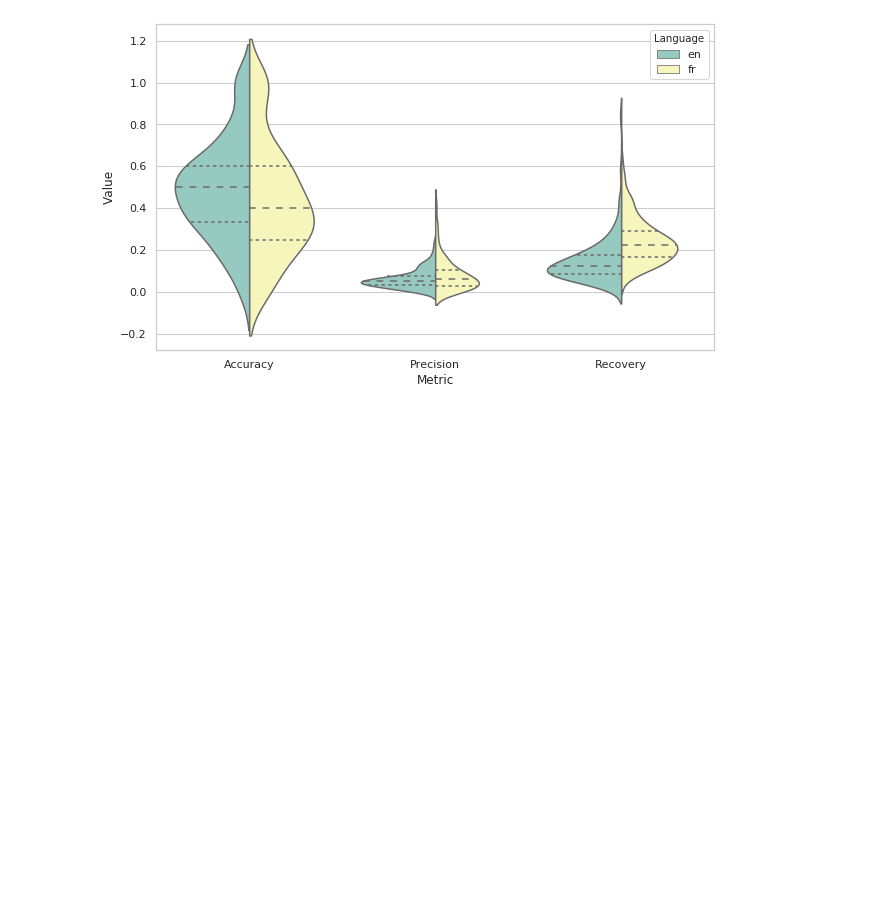
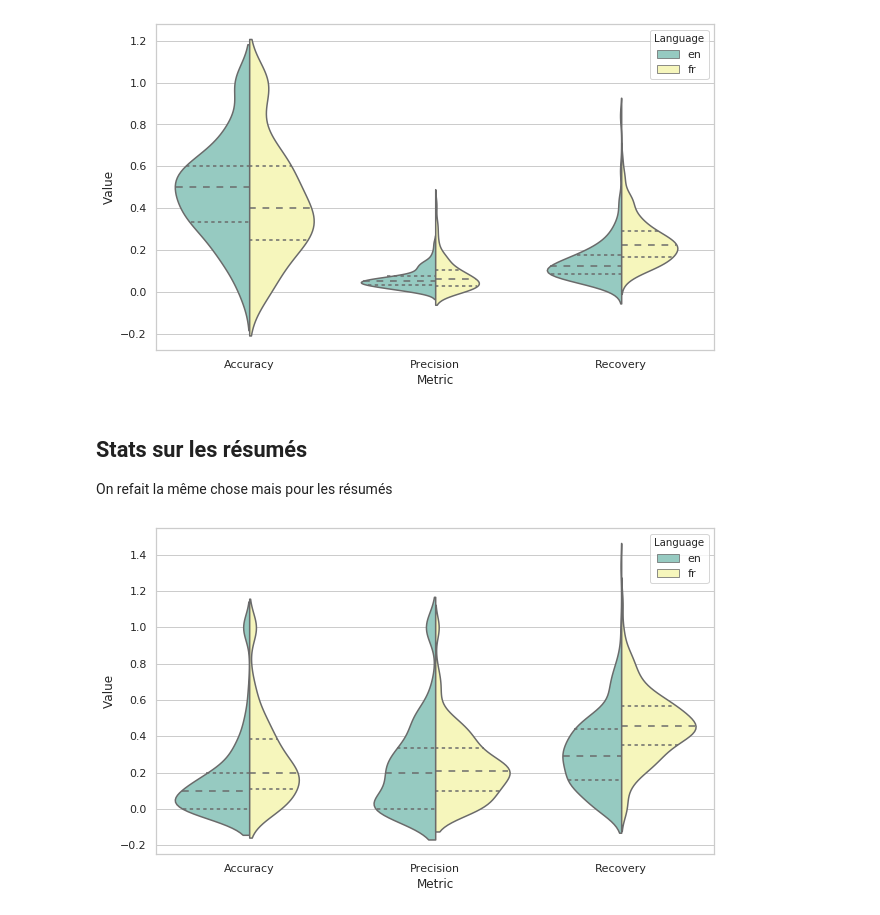
Before and after one commit to twktheainur/etude-technique, a Jupyter notebook: recouvrement.ipynb, the cells around one changed output. Saved outputs shown, nothing was run; the diff lists cells and outputs as text; code cells hidden in the pictures; blank space fills up the shorter version.

```diff
--- a/recouvrement.ipynb
+++ b/recouvrement.ipynb
@@ -340,3 +121,53 @@ ax = sns.violinplot(x='Metric', y='Value', hue='Language', palette="Set3", data=
 plt.savefig('resources/violinplot.png')
 # %% [output]
 [figure]
+# %% [markdown]
+## Stats sur les résumés
+
+On refait la même chose mais pour les résumés
+# %%
+abst_agro = GrobidCallback(agrovoc, "Agrovoc")
+
+for i, row in file.iterrows():
+    pdf = row['ACCES_TEXTE_INTEGRAL']
+    descriptors = row["DESCRIPTEURS"]
+    if type(descriptors) == str:
+        descriptors = list(map(lambda x: x.strip(), descriptors.split(";")))
+    else:
+        print('Skipped ', i)
+        continue
+    metadata = to_agrovoc(descriptors, agrovoc)
+    abstract = row['RESUM']
+    try:
+        text_json = extract_entities(abstract, mode='noxml')
+        ent_and_cat = fetch_entities(text_json)
+    except Exception as e:
+        print('Failed to process ', i, pdf)
+        print(e)
+        continue
+    print(abst_agro.update(metadata, ent_and_cat))
+
+    if abst_agro.examples > 300:
+        break
+
+print(abst_agro.average_accuracy, abst_agro.average_precision, abst_agro.average_recovery, abst_agro.average_nb_entities)
+# %%
+fr_metrics = pd.DataFrame(abst_agro.memory, columns=['Accuracy', 'Precision', 'Recovery'])
+fr_metrics = fr_metrics.unstack().reset_index()
+fr_metrics['level_1'] = 'fr'
+fr_metrics.columns = ['Metric', 'Language', 'Value']
+
+en_metrics = pd.read_csv('en_abstract_metrics.csv')
+en_metrics = en_metrics.unstack().reset_index()
+en_metrics['level_1'] = 'en'
+en_metrics.columns = ['Metric', 'Language', 'Value']
+
+import seaborn as sns
+import matplotlib.pyplot as plt
+full_data = pd.concat([en_metrics, fr_metrics])
+plt.figure(figsize=(10,6))
+sns.set(style="whitegrid")
+ax = sns.violinplot(x='Metric', y='Value', hue='Language', palette="Set3", data=full_data, split=True, inner="quartile")
+plt.savefig('resources/abstract_violinplot.png')
+# %% [output]
+[figure, added]
```
Also changed, not shown: parts of 19 cells of this notebook, 2 other files.
